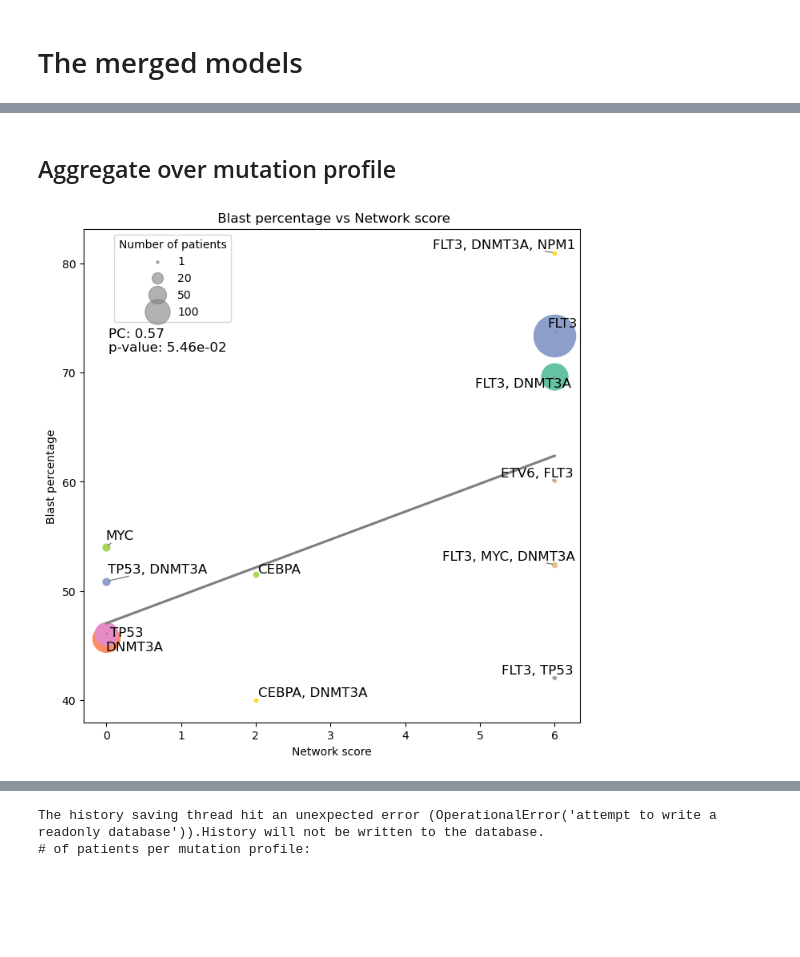
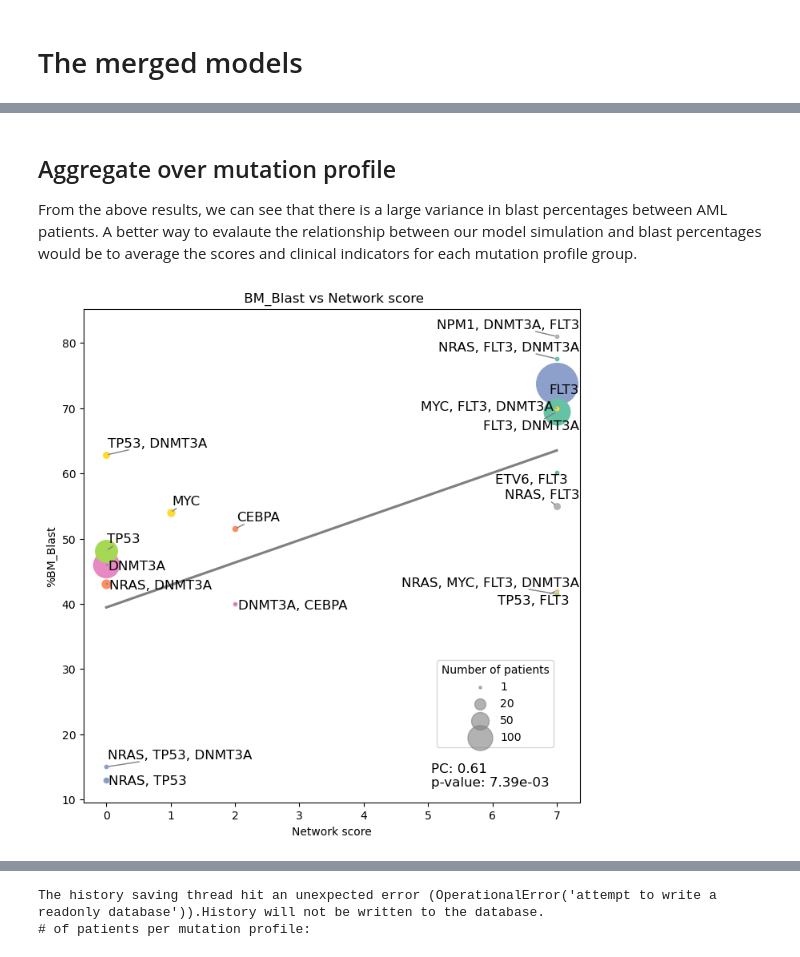
Before and after one commit to IlyaLab/LogicModelMerger, a Jupyter notebook: Evaluating the merged model/Correlation with clinical outcome_BeatAML_all mutation.ipynb, the cells around one changed output, grey strips where cells are left out. Cells and saved outputs as stored; diff of their text form; code cells hidden in the pictures; blank space fills up the shorter version.

Commit message:
Adding the merge logical models function and updating clinical outcomes evaluation
Correct the calculation of proliferation score (adding MYC), and add comments and explanations to the notebooks.

```diff
--- a/Evaluating the merged model/Correlation with clinical outcome_BeatAML_all mutation.ipynb
+++ b/Evaluating the merged model/Correlation with clinical outcome_BeatAML_all mutation.ipynb
@@ -104,7 +79,7 @@ _________________________________
 # %%
 # Read the data
-mutations = pd.read_csv("https://github.com/biodev/beataml2.0_data/raw/main/beataml_wes_wv1to4_mutations_dbgap.txt", sep='\t')
-clinical = pd.read_excel("https://github.com/biodev/beataml2.0_data/raw/main/beataml_wv1to4_clinical.xlsx")
+mutations = pd.read_csv("../Data/BeatAML/beataml_wes_wv1to4_mutations_dbgap.txt", sep='\t')
+clinical = pd.read_excel("../Data/BeatAML/beataml_wv1to4_clinical.xlsx")
 classification = pd.read_csv("../Standardizing and annotating models/class_"+ model1name + "_" + model2name +".csv")
 
 model1 = biolqm.load("../Models/" + model1name + ".sbml")
@@ -280,7 +245,7 @@ fps = biolqm.fixpoints(model1)
 results = pd.DataFrame(fps).mean() # take average if multiple stable states exist
 results['APOPTOSIS'] = results['TP53'] - results['BCL2']
 results['DIFFERENTIATION'] = results['CEBPA'] + results['ETV6'] - results['MEIS1']
-results['PROLIFERATION'] = results['CCND1'] + results['SOX4'] + results['MEIS1'] + results['STAT5A']
+results['PROLIFERATION'] = results['MYC'] + results['CCND1'] + results['SOX4'] + results['MEIS1'] + results['STAT5A']
 network_score_wt = results['PROLIFERATION'] - results['APOPTOSIS'] - results['DIFFERENTIATION']
 mutations_df.loc[mutations_df['mutation_profile_palma'] == 'wildtype', 'palma_network_score'] = network_score_wt
 # %% [markdown]
@@ -348,5 +311,6 @@ ETV6                    1
 Name: count, dtype: int64
 # %%
+# Run simulations for the merged models
 #___________________ merged_and _________________
 merged_df = merged_df.copy()
 perturbation_to_scores = {}
@@ -358,7 +322,7 @@ for perturbation in unique_perturbations:
         results = pd.DataFrame(fps).mean() # take average if multiple stable states exist
         results['APOPTOSIS'] = results['TP53'] - results['BCL2']
         results['DIFFERENTIATION'] = results['CEBPA'] + results['ETV6'] - results['MEIS1']
-        results['PROLIFERATION'] = results['CCND1'] + results['SOX4'] + results['MEIS1'] + results['STAT5A']
+        results['PROLIFERATION'] = results['MYC'] + results['CCND1'] + results['SOX4'] + results['MEIS1'] + results['STAT5A']
         results['NETWORK'] = results['PROLIFERATION'] - results['APOPTOSIS'] - results['DIFFERENTIATION']
         perturbation_to_scores[perturbation] = results['NETWORK']
 
@@ -385,7 +349,7 @@ fps = biolqm.fixpoints(merged_and)
 results = pd.DataFrame(fps).mean() # take average if multiple stable states exist
 results['APOPTOSIS'] = results['TP53'] - results['BCL2']
 results['DIFFERENTIATION'] = results['CEBPA'] + results['ETV6'] - results['MEIS1']
-results['PROLIFERATION'] = results['CCND1'] + results['SOX4'] + results['MEIS1'] + results['STAT5A']
+results['PROLIFERATION'] = results['MYC'] + results['CCND1'] + results['SOX4'] + results['MEIS1'] + results['STAT5A']
 network_score_wt = results['PROLIFERATION'] - results['APOPTOSIS'] - results['DIFFERENTIATION']
 merged_df.loc[merged_df['mutation_profile_merged'] == 'wildtype', 'merged_and_network_score'] = network_score_wt
 
@@ -397,7 +361,7 @@ for perturbation in unique_perturbations:
         results = pd.DataFrame(fps).mean() # take average if multiple stable states exist
         results['APOPTOSIS'] = results['TP53'] - results['BCL2']
         results['DIFFERENTIATION'] = results['CEBPA'] + results['ETV6'] - results['MEIS1']
-        results['PROLIFERATION'] = results['CCND1'] + results['SOX4'] + results['MEIS1'] + results['STAT5A']
+        results['PROLIFERATION'] = results['MYC'] + results['CCND1'] + results['SOX4'] + results['MEIS1'] + results['STAT5A']
         results['NETWORK'] = results['PROLIFERATION'] - results['APOPTOSIS'] - results['DIFFERENTIATION']
         perturbation_to_scores[perturbation] = results['NETWORK']
 
@@ -413,7 +377,7 @@ fps = biolqm.fixpoints(merged_inhibitor_wins)
 results = pd.DataFrame(fps).mean() # take average if multiple stable states exist
 results['APOPTOSIS'] = results['TP53'] - results['BCL2']
 results['DIFFERENTIATION'] = results['CEBPA'] + results['ETV6'] - results['MEIS1']
-results['PROLIFERATION'] = results['CCND1'] + results['SOX4'] + results['MEIS1'] + results['STAT5A']
+results['PROLIFERATION'] = results['MYC'] + results['CCND1'] + results['SOX4'] + results['MEIS1'] + results['STAT5A']
 network_score_wt = results['PROLIFERATION'] - results['APOPTOSIS'] - results['DIFFERENTIATION']
 merged_df.loc[merged_df['mutation_profile_merged'] == 'wildtype', 'merged_inhibitor_wins_network_score'] = network_score_wt
 
@@ -425,7 +389,7 @@ for perturbation in unique_perturbations:
         results = pd.DataFrame(fps).mean() # take average if multiple stable states exist
         results['APOPTOSIS'] = results['TP53'] - results['BCL2']
         results['DIFFERENTIATION'] = results['CEBPA'] + results['ETV6'] - results['MEIS1']
-        results['PROLIFERATION'] = results['CCND1'] + results['SOX4'] + results['MEIS1'] + results['STAT5A']
+        results['PROLIFERATION'] = results['MYC'] + results['CCND1'] + results['SOX4'] + results['MEIS1'] + results['STAT5A']
         results['NETWORK'] = results['PROLIFERATION'] - results['APOPTOSIS'] - results['DIFFERENTIATION']
         perturbation_to_scores[perturbation] = results['NETWORK']
 
@@ -441,7 +405,7 @@ fps = biolqm.fixpoints(merged_or)
 results = pd.DataFrame(fps).mean() # take average if multiple stable states exist
 results['APOPTOSIS'] = results['TP53'] - results['BCL2']
 results['DIFFERENTIATION'] = results['CEBPA'] + results['ETV6'] - results['MEIS1']
-results['PROLIFERATION'] = results['CCND1'] + results['SOX4'] + results['MEIS1'] + results['STAT5A']
+results['PROLIFERATION'] = results['MYC'] + results['CCND1'] + results['SOX4'] + results['MEIS1'] + results['STAT5A']
 network_score_wt = results['PROLIFERATION'] - results['APOPTOSIS'] - results['DIFFERENTIATION']
 merged_df.loc[merged_df['mutation_profile_merged'] == 'wildtype', 'merged_or_network_score'] = network_score_wt
 # %%
@@ -562,12 +530,14 @@ Person Correlation of %.Blasts.in.BM vs Phenotype score
 # %% [markdown]
 ## Aggregate over mutation profile
+
+From the above results, we can see that there is a large variance in blast percentages between AML patients. A better way to evalaute the relationship between our model simulation and blast percentages would be to average the scores and clinical indicators for each mutation profile group.
 # %%
 # Define a persistent color palette for known mutation profiles
-
 all_possible_profiles = mutations_df['mutation_profile_merged'].unique()
 palette = sns.color_palette("Set2", len(all_possible_profiles))
 persistent_color_dict = dict(zip(all_possible_profiles, palette))
 
+# Draw the correlation plot by averaging over mutation profiles
 def correlation_plot_avg(pheno, clinical_variable):
     mutation_profile = 'mutation_profile_merged'
 
@@ -613,40 +583,42 @@ def correlation_plot_avg(pheno, clinical_variable):
             sizes.append(size_value)
             plt.scatter(row[pheno], row[clinical_variable], color=color_value,
                         s=size_value, alpha=alpha_value, label=row[mutation_profile])
 
             # Annotate each unique mutation profile only once
             if row[mutation_profile] not in texts:
                 texts.append(plt.text(row[pheno], row[clinical_variable], row[mutation_profile], fontsize=12))
 
         # Adjust text positions to avoid overlap
         adjust_text(texts, arrowprops=dict(arrowstyle='-', color='gray'))
 
         # Create custom legend for number of profiles using circles
         handles = []
         size_legend = [5, 100, 250, 500]  # Example sizes for legend
         for size in size_legend:
             handles.append(plt.scatter([], [], s=size, color='grey', alpha=0.6, label=f'{size//5}'))
 
         # Add legend for mutation profiles colors
         current_profiles = aggregated_df[mutation_profile].unique()
         color_handles = [mpatches.Patch(color=persistent_color_dict[profile], label=profile) for profile in current_profiles]
 
+        if clinical_variable == '%.Blasts.in.BM':
+            plt.title(' BM_Blast vs Network score')
+            plt.ylabel('%BM_Blast')
+        else:
+            plt.title(' PB_Blast vs Network score')
+            plt.ylabel('%PB_Blast')
 
-        plt.title(' Blast percentage vs Network score')
         plt.xlabel('Network score')
-        plt.ylabel('Blast percentage')
+
         # Annotating the plot with Pearson Correlation and p-value
-        if pheno == 'palma_network_score':
-            plt.legend(handles=handles, title='Number of patients', bbox_to_anchor=(0.05, 1), loc='upper left', fontsize='medium')
-            plt.text(0.05, 0.8, f'PC: {pc:.2f}\np-value: {p_value:.2e}', transform=plot.transAxes, verticalalignment='top', fontsize=12)
-        else:
-            plt.legend(handles=handles, title='Number of patients', bbox_to_anchor=(0.7, 0.3), loc='upper left', fontsize='medium')
-            plt.text(0.7, 0.08, f'PC: {pc:.2f}\np-value: {p_value:.2e}', transform=plot.transAxes, verticalalignment='top', fontsize=12)
+        plt.legend(handles=handles, title='Number of patients', bbox_to_anchor=(0.7, 0.3), loc='upper left', fontsize='medium')
+        plt.text(0.7, 0.08, f'PC: {pc:.2f}\np-value: {p_value:.2e}', transform=plot.transAxes, verticalalignment='top', fontsize=12)
         plt.show()
     else:
         print("Not enough data points for correlation analysis.")
 
+# Results of the Palma et al. model for blast percentages in bone marrow
 correlation_plot_avg( 'palma_network_score', '%.Blasts.in.BM')
 # %% [output]
-[figure, old version]
+[figure, new version]
 # %%
```
Also changed, not shown: parts of 18 cells of this notebook, 14 other files.
